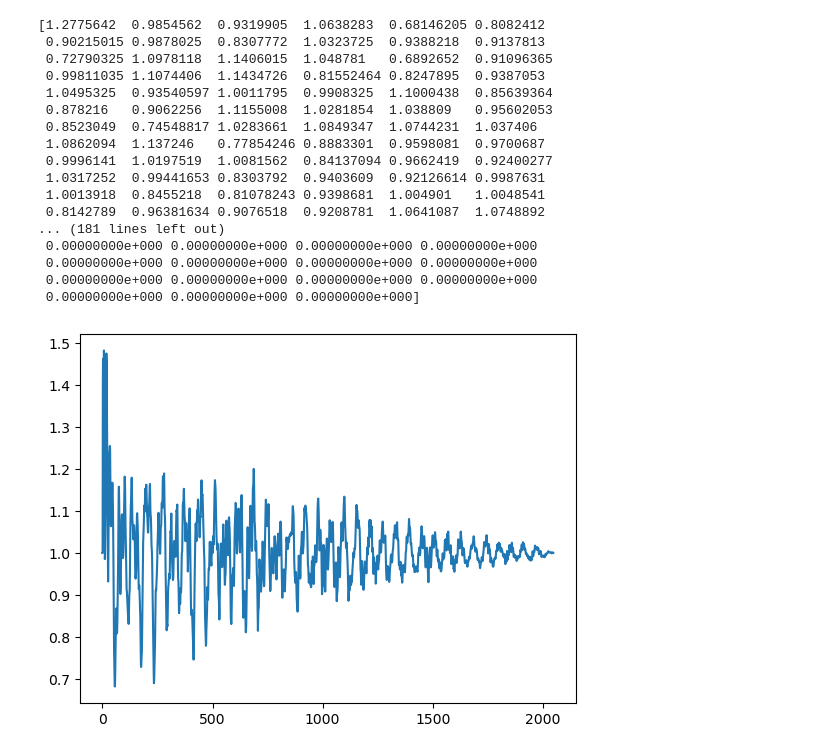
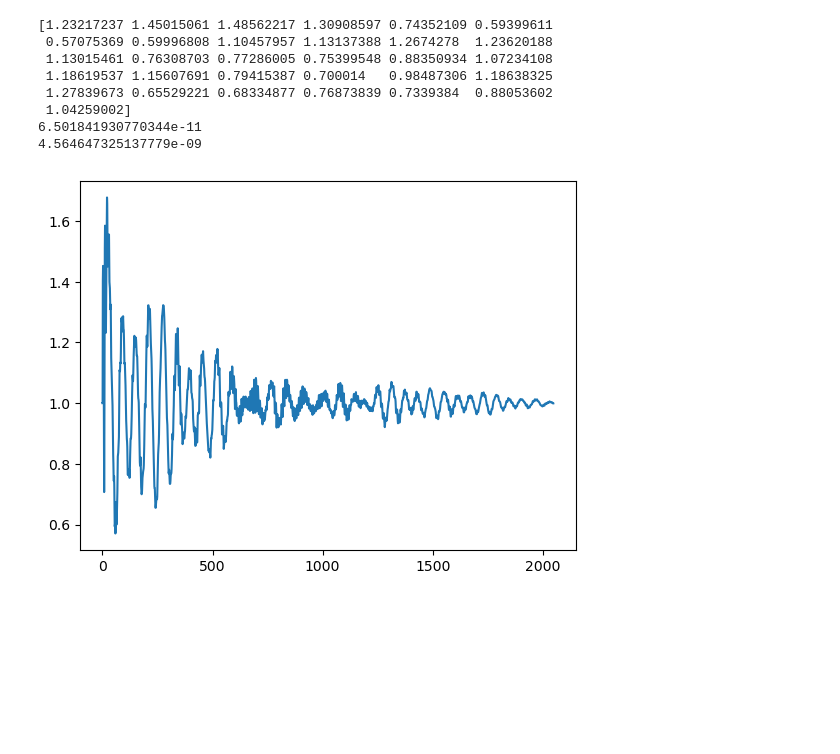
Before and after one commit to 1155194577/note_transcription, a Jupyter notebook: analysis/normalization.ipynb, the cells around one changed output. Saved outputs shown, nothing was run; the diff lists cells and outputs as text; code cells hidden in the pictures; blank space fills up the shorter version.

Commit message:
fix filter_local_minimas function

```diff
--- a/analysis/normalization.ipynb
+++ b/analysis/normalization.ipynb
@@ -42,40 +42,34 @@ plt.show()
 # %%
 difference = pitch_extractor._difference_function(window)
 cmndf = pitch_extractor._cumulative_mean_normalized_difference_function(difference)
 
 plt.plot(cmndf)
 
-local_minima = pitch_extractor._find_local_minimas(cmndf)
-# local_minima = pitch_extractor._filter_local_minimas(local_minima)
+original_local_minima, local_minima_index = pitch_extractor._find_local_minimas(cmndf)
+# print(original_local_minima)
+# print(local_minima_index)
+# print(pitch_extractor.min_lag)
+# print(pitch_extractor.max_lag)
+filtered_local_minima = pitch_extractor._filter_local_minimas(original_local_minima, local_minima_index)
 
-local_minima, local_minimas_probs = pitch_extractor._assign_probabilities(local_minima)
+local_minima, local_minimas_probs = pitch_extractor._assign_probabilities(filtered_local_minima)
 
 from tests.test import PitchExtractor as PE
 test_pitch_extractor = PE()
 
 heights, probs = test_pitch_extractor._assign_probs(cmndf)
 
 print(local_minima)
-print(heights)
-print('aaa')
-print(local_minimas_probs)
-print(probs)
+# print(heights)
+print(np.sum(local_minimas_probs))
+print(np.sum(probs))
 # %% [output]
-[1.2775642  0.9854562  0.9319905  1.0638283  0.68146205 0.8082412
- 0.90215015 0.9878025  0.8307772  1.0323725  0.9388218  0.9137813
- 0.72790325 1.0978118  1.1406015  1.048781   0.6892652  0.91096365
- 0.99811035 1.1074406  1.1434726  0.81552464 0.8247895  0.9387053
- 1.0495325  0.93540597 1.0011795  0.9908325  1.1000438  0.85639364
- 0.878216   0.9062256  1.1155008  1.0281854  1.038809   0.95602053
- 0.8523049  0.74548817 1.0283661  1.0849347  1.0744231  1.037406
- 1.0862094  1.137246   0.77854246 0.8883301  0.9598081  0.9700687
- 0.9996141  1.0197519  1.0081562  0.84137094 0.9662419  0.92400277
- 1.0317252  0.99441653 0.8303792  0.9403609  0.92126614 0.9987631
- 1.0013918  0.8455218  0.81078243 0.9398681  1.004901   1.0048541
- 0.8142789  0.96381634 0.9076518  0.9208781  1.0641087  1.0748892
-... (181 lines left out)
- 0.00000000e+000 0.00000000e+000 0.00000000e+000 0.00000000e+000
- 0.00000000e+000 0.00000000e+000 0.00000000e+000 0.00000000e+000
- 0.00000000e+000 0.00000000e+000 0.00000000e+000 0.00000000e+000
- 0.00000000e+000 0.00000000e+000 0.00000000e+000]
+[1.23217237 1.45015061 1.48562217 1.30908597 0.74352109 0.59399611
+ 0.57075369 0.59996808 1.10457957 1.13137388 1.2674278  1.23620188
+ 1.13015461 0.76308703 0.77286005 0.75399548 0.88350934 1.07234108
+ 1.18619537 1.15607691 0.79415387 0.700014   0.98487306 1.18638325
+ 1.27839673 0.65529221 0.68334877 0.76873839 0.7339384  0.88053602
+ 1.04259002]
+6.501841930770344e-11
+4.564647325137779e-09
-[figure, old version]
+[figure, new version]
```
Also changed, not shown: parts of 1 cell of this notebook, 2 other files.
